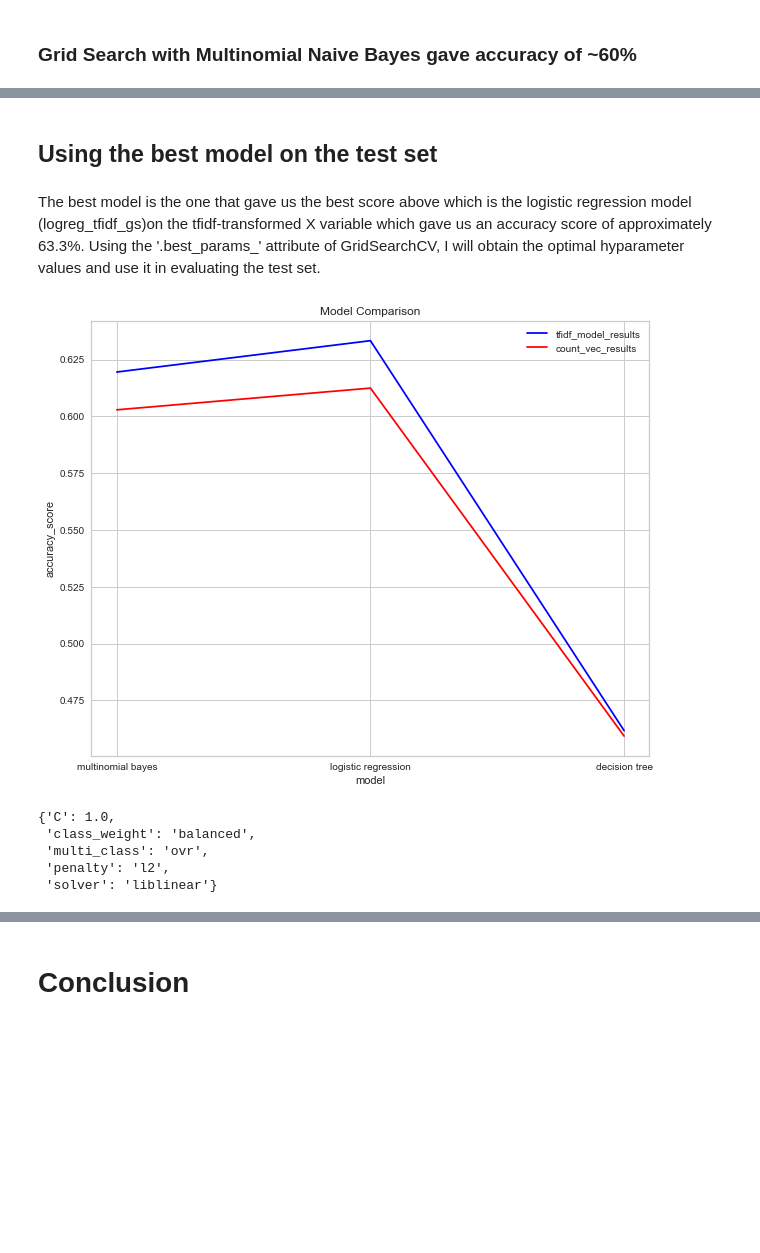
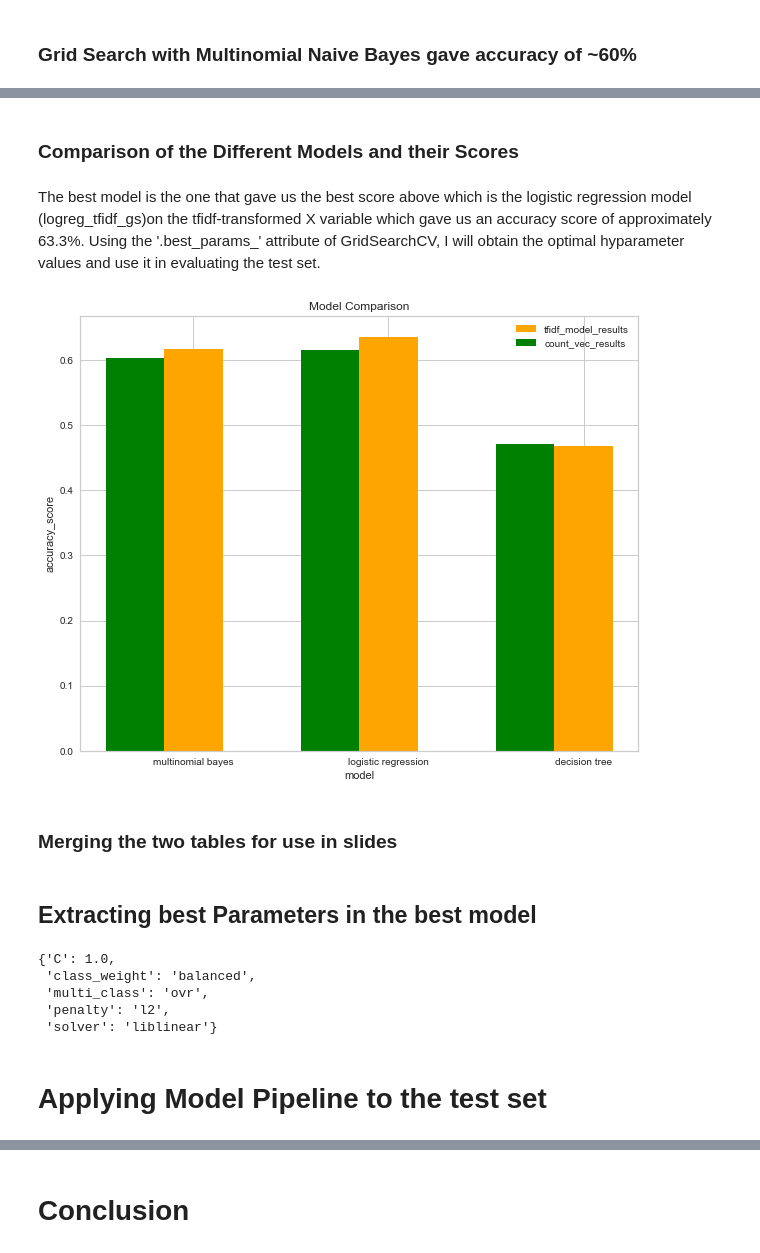
Before and after one commit to Wonuabimbola/movie-genre-prediction, a Jupyter notebook: predict_movie_genre_from_plot.ipynb, the cells around one changed output, grey strips where cells are left out. Cells and saved outputs as stored; diff of their text form; code cells hidden in the pictures; blank space fills up the shorter version.

```diff
--- a/predict_movie_genre_from_plot.ipynb
+++ b/predict_movie_genre_from_plot.ipynb
@@ -237,6 +308,7 @@ Creating our stopwords list and adding some cmore words that are very common in
 stopwords_list = stopwords.words('english')
 stopwords_list += list(string.punctuation)
 stopwords_list += ['one', 'two', 'go','goes', 'get', 'also', 'however', 'tells']
+stopwords_list += [0, 1, 2, 3, 4, 5, 6, 7, 8, 9]
 
 def clean_text(text):
     text = text.lower()
@@ -251,14 +323,20 @@ def clean_text(text):
     text = re.sub(r"\'scuse", " excuse ", text)
     text = re.sub('\W', ' ', text)
     text = re.sub('\s+', ' ', text)
+    text = re.sub('\d+', ' ', text)
     text = text.strip(' ')
     text = word_tokenize(text)
+    text = ' '.join(text)
+    text = nlp(text)
+    text = [w.lemma_ for w in text]
     text = [w for w in text if w not in stopwords_list]
     text = ' '.join(text)
     return text
 # %% [markdown]
 Rechecking the summary we looked at above to see if our function worked
+# %%
+new_df = df_to_use.copy(deep = True)
 # %%
-df_to_use['Plot'] = df_to_use['Plot'].map(lambda x : clean_text(x))
-df_to_use['Plot'][5]
+new_df['Plot'] = new_df['Plot'].map(lambda x : clean_text(x))
+new_df['Plot'][5]
 # %% [output]
@@ -620,8 +749,8 @@ fig.savefig('./images/MovieTitleCloudRomance.png');
 # %% [markdown]
 ## Assigning Independent and Target Variables and performing train test split into training and testing set
 # %%
-X = df_to_use['Plot']
-y = df_to_use['labels']
+X = new_df['Plot']
+y = new_df['labels']
 X_train, X_test, y_train, y_test = train_test_split(X, y, test_size= 0.25, random_state = 42, stratify = y)
 print(X_train.shape, X_test.shape, y_train.shape, y_test.shape)
 # %% [output]
@@ -761,20 +883,28 @@ model_results_cvec['Decision Tree'] = gs_cvec_tree.best_score_
-# %% [markdown]
-## Using the best model on the test set
+# %% [markdown]
+### Comparison of the Different Models and their Scores
 # %% [markdown]
 The best model is the one that gave us the best score above which is the logistic regression model (logreg_tfidf_gs)on the tfidf-transformed X variable which gave us an accuracy score of approximately 63.3%. Using the '.best_params_' attribute of GridSearchCV, I will obtain the optimal hyparameter values and use it in evaluating the test set.
 # %%
 tfidf_model_results = pd.DataFrame(model_resultstfidf.items(), columns=['model', 'accuracy_score'])
 count_vec_results = pd.DataFrame(model_results_cvec.items(), columns=['model', 'accuracy_score'])
 
+y1 = tfidf_model_results['accuracy_score']
+y2 = count_vec_results['accuracy_score']
+
 fig, ax = plt.subplots(figsize = (10,8))
-tfidf_model_results.plot(color = 'blue', ax = ax)
-count_vec_results.plot(color = 'red', ax = ax)
+ind = np.arange(len(tfidf_model_results))
+
+width = 0.3
+plt.bar(ind, y1, width, color = 'orange')
+plt.bar(ind - width, y2, width,color = 'green')
 
 plt.title('Model Comparison')
 plt.xlabel('model')
 plt.ylabel('accuracy_score')
 plt.xticks(np.arange(3), ['multinomial bayes', 'logistic regression', 'decision tree'])
 plt.legend(['tfidf_model_results', 'count_vec_results'])
 fig.savefig('./images/modelcomparisonplot.png')
 # %% [output]
-[figure, old version]
+[figure, new version]
+# %% [markdown]
+### Merging the two tables for use in slides
@@ -781,3 +915,5 @@ fig.savefig('./images/modelcomparisonplot.png')
+# %% [markdown]
+## Extracting best Parameters in the best model
 # %%
 logreg_tfidf_gs.best_params_
 # %% [output]
@@ -786,5 +922,7 @@ logreg_tfidf_gs.best_params_
  'multi_class': 'ovr',
  'penalty': 'l2',
  'solver': 'liblinear'}
+# %% [markdown]
+# Applying Model Pipeline to the test set
 # %%
 logreg_pipeline = Pipeline([('vect', TfidfVectorizer(ngram_range = (1,1), max_df=.85, min_df=15)),
```
Also changed, not shown: parts of 68 cells of this notebook, 29 other files.
